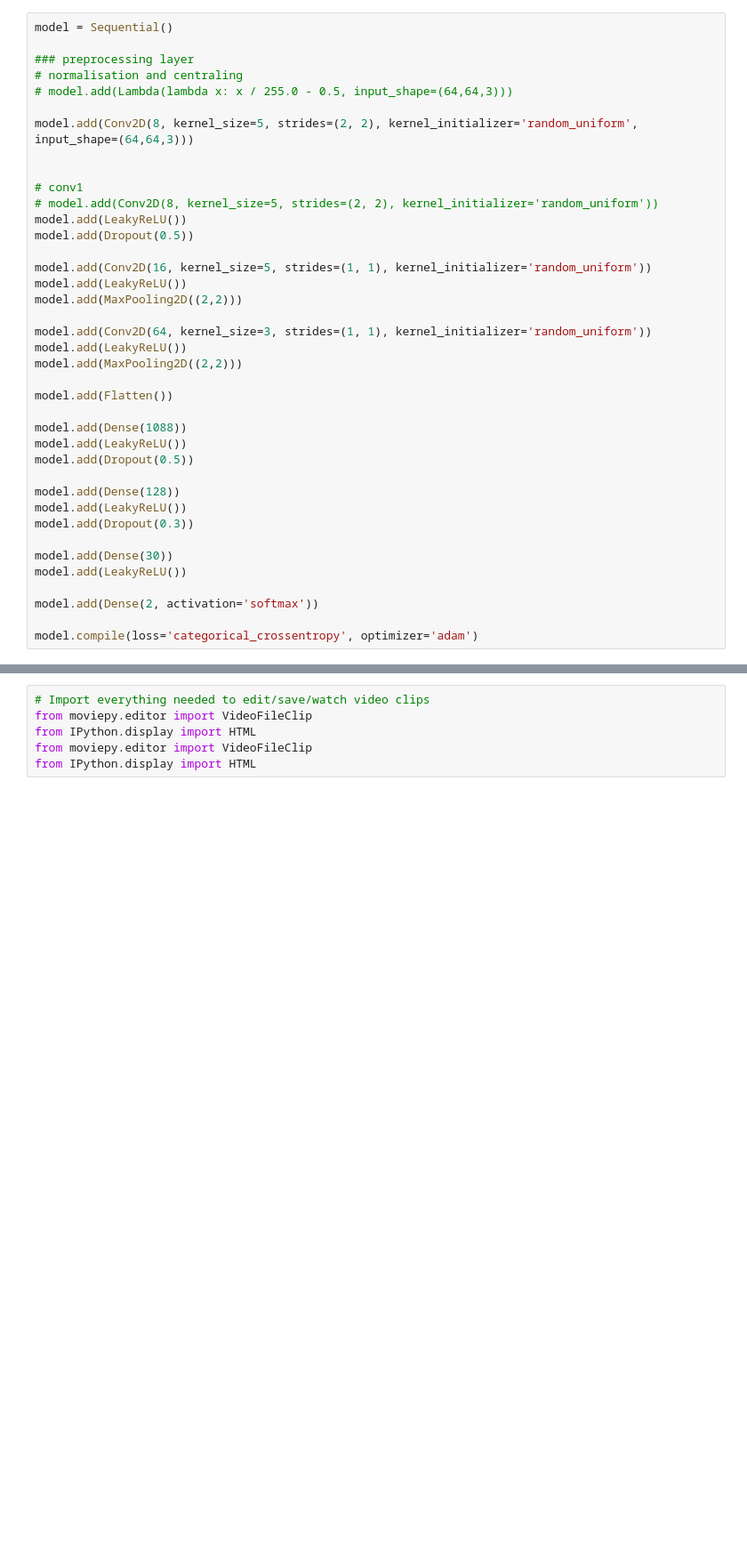
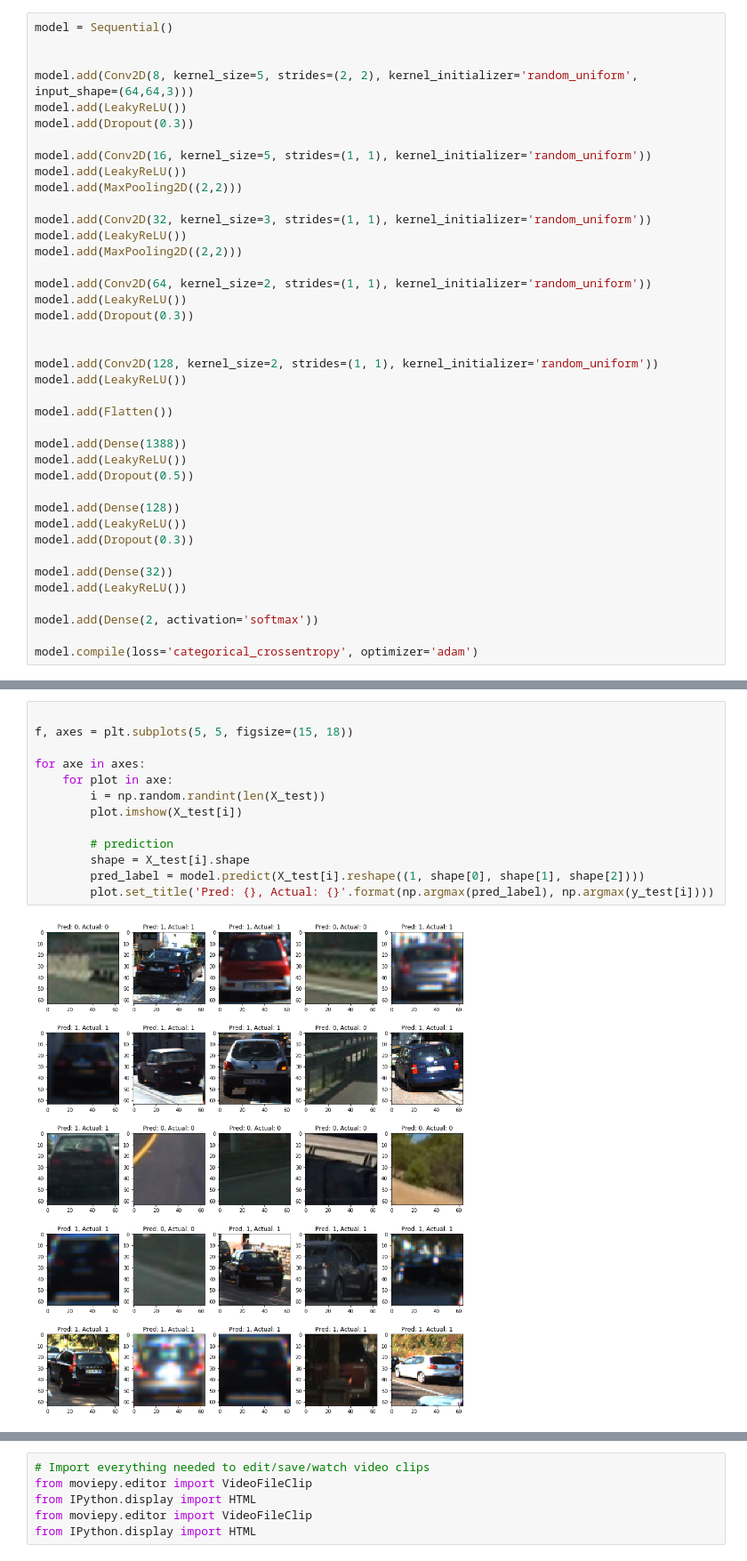
Before and after one commit to flint-xf-fan/SDCND-Vehicle-Detection, a Jupyter notebook: convnet.ipynb, the cells around one changed output, grey strips where cells are left out. Shown at 89% size. Saved outputs shown, nothing was run; the diff lists cells and outputs as text; blank space fills up the shorter version.

```diff
--- a/convnet.ipynb
+++ b/convnet.ipynb
@@ -66,29 +92,30 @@ X_train, X_test, y_train, y_test = train_test_split(
 # %%
 model = Sequential()
 
-### preprocessing layer
-# normalisation and centraling
-# model.add(Lambda(lambda x: x / 255.0 - 0.5, input_shape=(64,64,3)))
 
 model.add(Conv2D(8, kernel_size=5, strides=(2, 2), kernel_initializer='random_uniform', input_shape=(64,64,3)))
-
-
-# conv1
-# model.add(Conv2D(8, kernel_size=5, strides=(2, 2), kernel_initializer='random_uniform'))
 model.add(LeakyReLU())
-model.add(Dropout(0.5))
+model.add(Dropout(0.3))
 
 model.add(Conv2D(16, kernel_size=5, strides=(1, 1), kernel_initializer='random_uniform'))
 model.add(LeakyReLU())
 model.add(MaxPooling2D((2,2)))
 
-model.add(Conv2D(64, kernel_size=3, strides=(1, 1), kernel_initializer='random_uniform'))
+model.add(Conv2D(32, kernel_size=3, strides=(1, 1), kernel_initializer='random_uniform'))
 model.add(LeakyReLU())
 model.add(MaxPooling2D((2,2)))
 
+model.add(Conv2D(64, kernel_size=2, strides=(1, 1), kernel_initializer='random_uniform'))
+model.add(LeakyReLU())
+model.add(Dropout(0.3))
+
+
+model.add(Conv2D(128, kernel_size=2, strides=(1, 1), kernel_initializer='random_uniform'))
+model.add(LeakyReLU())
+
 model.add(Flatten())
 
-model.add(Dense(1088))
+model.add(Dense(1388))
 model.add(LeakyReLU())
 model.add(Dropout(0.5))
 
@@ -96,7 +123,7 @@ model.add(Dense(128))
 model.add(LeakyReLU())
 model.add(Dropout(0.3))
 
-model.add(Dense(30))
+model.add(Dense(32))
 model.add(LeakyReLU())
 
 model.add(Dense(2, activation='softmax'))
@@ -147,3 +204,18 @@ print('Test score:', loss)
+# %%
+
+f, axes = plt.subplots(5, 5, figsize=(15, 18))
+
+for axe in axes:
+    for plot in axe:
+        i = np.random.randint(len(X_test))
+        plot.imshow(X_test[i])
+
+        # prediction
+        shape = X_test[i].shape
+        pred_label = model.predict(X_test[i].reshape((1, shape[0], shape[1], shape[2])))
+        plot.set_title('Pred: {}, Actual: {}'.format(np.argmax(pred_label), np.argmax(y_test[i])))
+# %% [output]
+[figure, added]
 # %%
 class VehicleDetector(object):
     def __init__(self, ystart, ystop, scale, svc, orient, pix_per_cell, cell_per_block, spatial_size, hist_bins):
```
Also changed, not shown: parts of 24 cells of this notebook, 4 other files.
